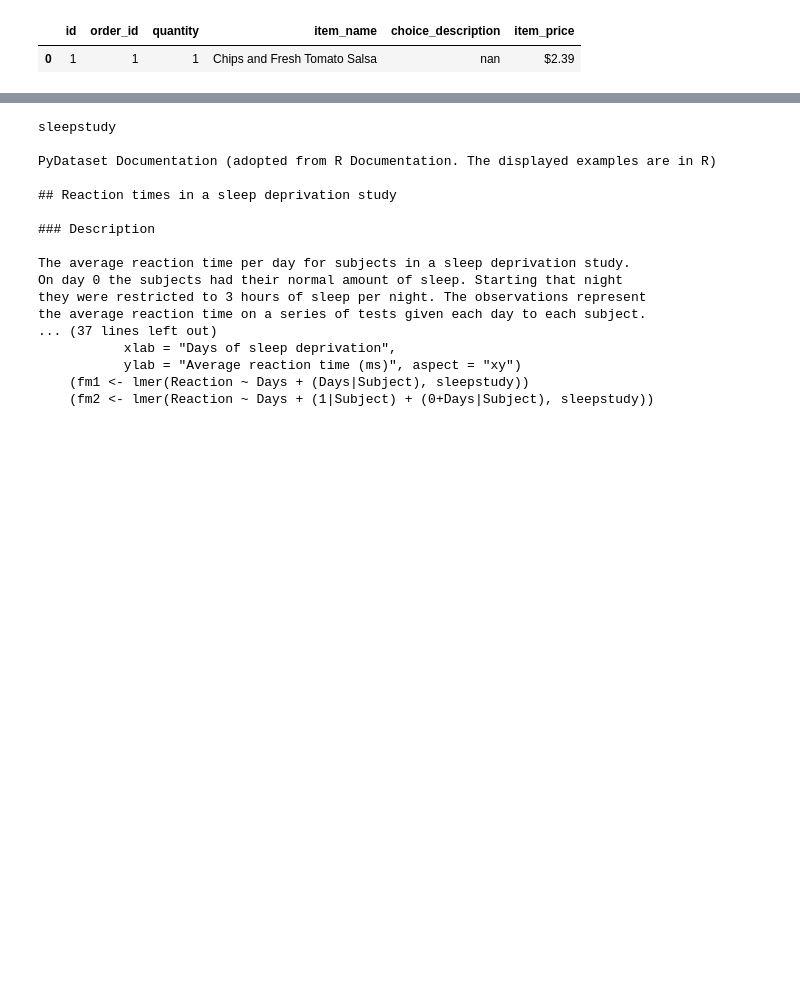
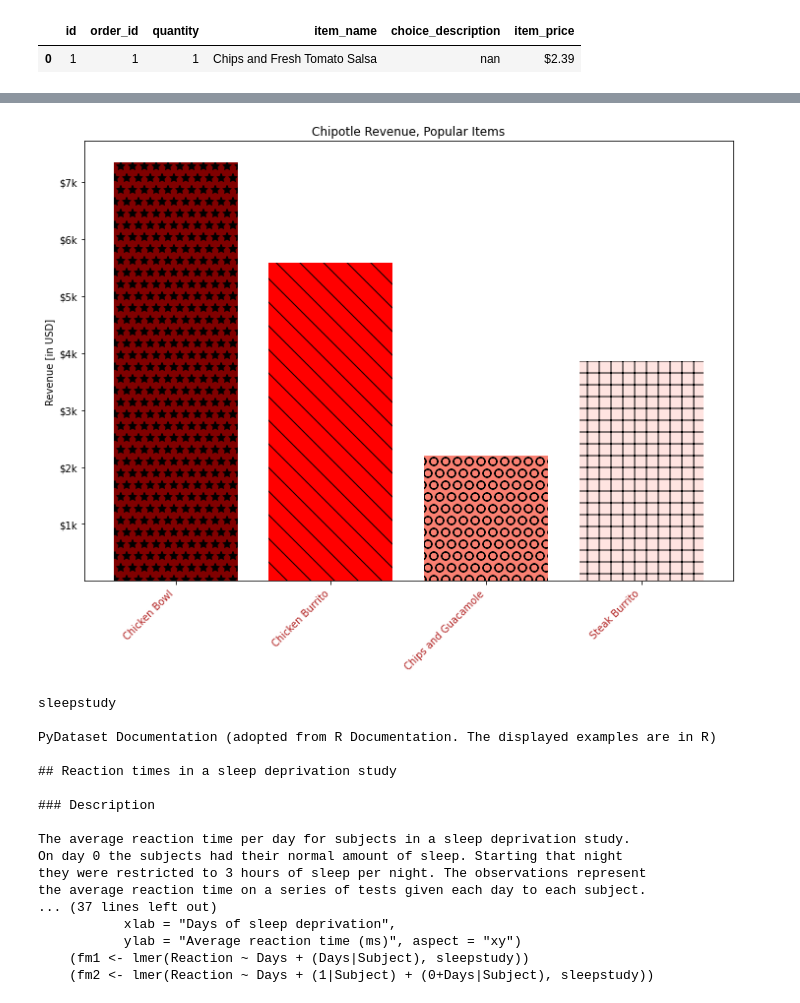
Before and after one commit to JulesMorris/numpy-pandas-visualization-exercises, a Jupyter notebook: seaborn_exercises.ipynb, the cells around one changed output, grey strips where cells are left out. Cells and saved outputs as stored; diff of their text form; code cells hidden in the pictures; blank space fills up the shorter version.

Commit message:
fixed my bar chart where I accidentally commented out my bars

```diff
--- a/seaborn_exercises.ipynb
+++ b/seaborn_exercises.ipynb
@@ -494,3 +480,39 @@ plt.yticks([1000, 2000, 3000, 4000 , 5000 , 6000 , 7000 ] , ['$1k' , '$2k' , '$3
+# %%
+chipotle['item_price'] = chipotle['item_price'].str.replace('$', '').astype('float') #lost all my bars when commented out -_-
+#chipotle.head(1)
+
+
+pop_items = chipotle.groupby('item_name').quantity.sum().sort_values(ascending = False).head(4)
+
+#pop_items are:Chicken Bowl, Chicken Burrito, Steak Burrito, Steak Bowl
+pop_items.index
+# ---- use pop_items to get the revenue for those items:
+
+pop_rev = chipotle[chipotle.item_name.isin(pop_items.index)].groupby('item_name').item_price.sum()
+pop_rev
+#highest_rev = chipotle.groupby('item_name').item_price.sum().sort_values(ascending = False).head(4)
+#highest_rev
+
+plt.figure(figsize = (10, 8))
+patterns = ('*', '\\', 'O', '+')
+bars = plt.bar(pop_rev.index, pop_rev, color = ['maroon', 'red', 'salmon', 'mistyrose'])
+
+for i, x in zip(bars, patterns):
+    i.set_hatch(x)
+
+plt.xticks(color = 'firebrick', rotation = 45, horizontalalignment = 'right')
+
+plt.title('Chipotle Revenue, Popular Items')
+plt.ylabel('Revenue [in USD]')
+plt.yticks([1000, 2000, 3000, 4000 , 5000 , 6000 , 7000 ] , ['$1k' , '$2k' , '$3k' , '$4k', '$5k' , '$6k' , '$7k'])
+#pop_items.plot(kind = 'bar',
+#              color = 'r',
+#              ec = 'black',
+#              width = 0.7)
+
+plt.tight_layout()
+# %% [output]
+[figure, added]
 # %%
 # 5) Load the sleepstudy data and read it's documentation. Use seaborn to create a line chart of all the
 # individual subject's reaction times and a more prominant line showing the average change in reaction time.
```
Also changed, not shown: parts of 6 cells of this notebook.
